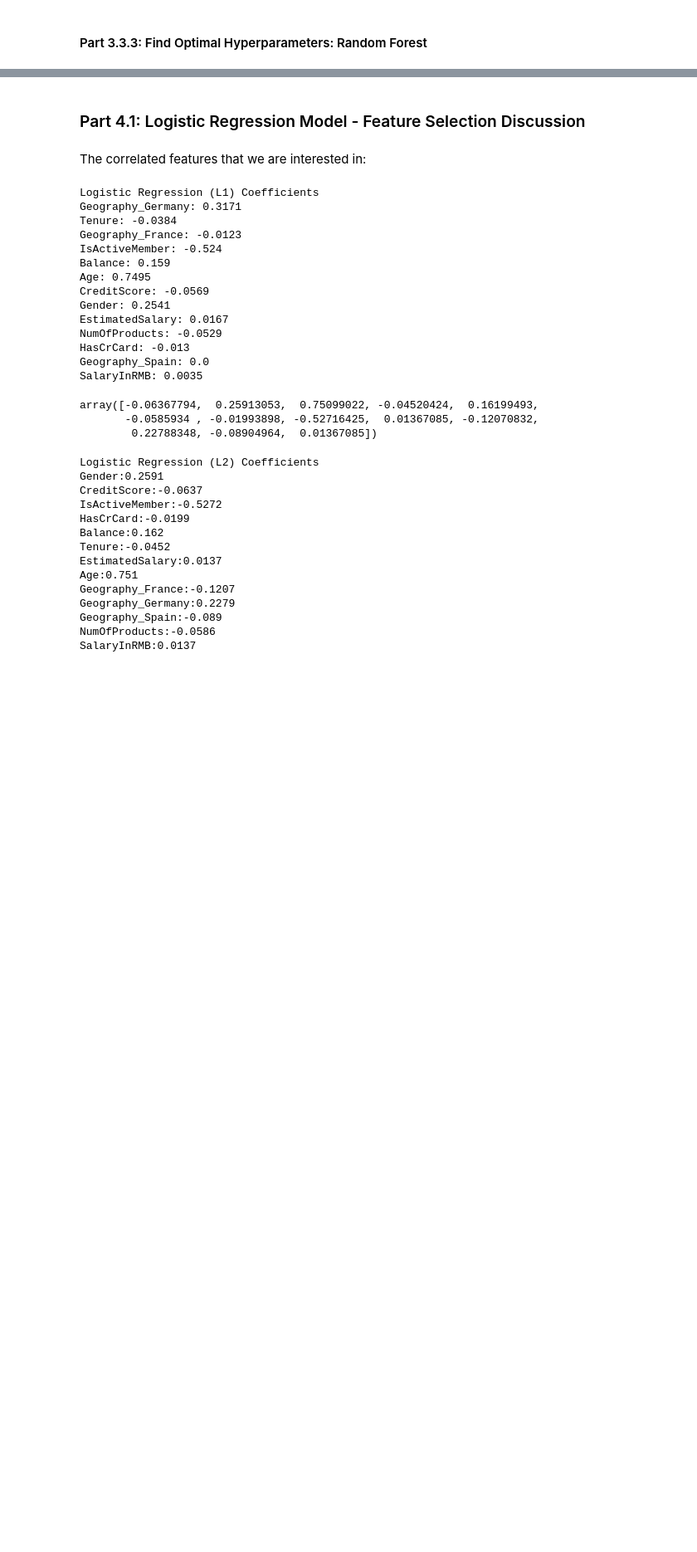
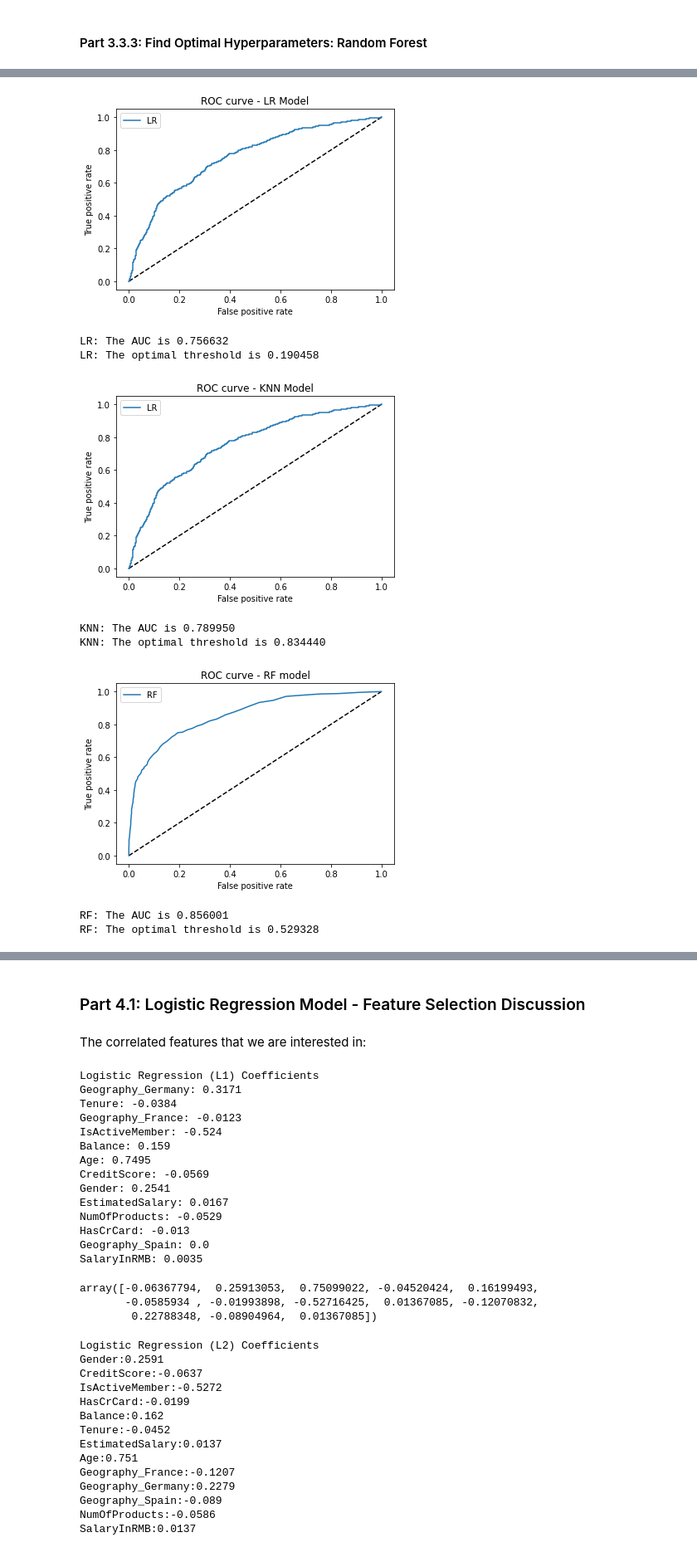
Before and after one commit to sherryzhou0201/Industry-related-projects, a Jupyter notebook: Churn_Supervised_Learning_Project_Sherry.ipynb, the cells around one changed output, grey strips where cells are left out. Shown: that part at 83% size. Drawn from its saved outputs; the diff is of its cells as text; code cells hidden in the pictures; blank space fills up the shorter version.

```diff
--- a/Churn_Supervised_Learning_Project_Sherry.ipynb
+++ b/Churn_Supervised_Learning_Project_Sherry.ipynb
@@ -435,0 +448,79 @@ best_RF_model = Grid_RF.best_estimator_
+# %%
+import numpy as np
+### Logistic Regression
+from sklearn.metrics import roc_curve
+from sklearn import metrics
+# Use predict_proba to get the probability results of Logistic Regression
+y_pred_lr = best_LR_model.predict_proba(X_test_scaled)[:, 1]
+fpr_lr, tpr_lr, thresholds = roc_curve(y_test, y_pred_lr)
+
+# ROC Curve
+plt.figure(1)
+plt.plot([0, 1], [0, 1], 'k--')
+plt.plot(fpr_lr, tpr_lr, label='LR')
+plt.xlabel('False positive rate')
+plt.ylabel('True positive rate')
+plt.title('ROC curve - LR Model')
+plt.legend(loc='best')
+plt.show()
+
+from sklearn import metrics
+# AUC score
+print("LR: The AUC is %f"%metrics.auc(fpr_lr,tpr_lr))
+print("LR: The optimal threshold is %f"%thresholds[np.argmax(tpr_lr - fpr_lr)])
+
+
+
+
+### KNN
+# Use predict_proba to get the probability results of KNN
+y_pred_knn = best_KNN_model.predict_proba(X_test_scaled)[:, 1]
+fpr_knn, tpr_knn, _ = roc_curve(y_test, y_pred_knn)
+
+# ROC Curve
+plt.figure(1)
+plt.plot([0, 1], [0, 1], 'k--')
+plt.plot(fpr_lr, tpr_lr, label='LR')
+plt.xlabel('False positive rate')
+plt.ylabel('True positive rate')
+plt.title('ROC curve - KNN Model')
+plt.legend(loc='best')
+plt.show()
+
+from sklearn import metrics
+# AUC score
+print("KNN: The AUC is %f"%metrics.auc(fpr_knn,tpr_knn))
+print("KNN: The optimal threshold is %f"%thresholds[np.argmax(tpr_knn - fpr_knn)])
+
+### Random forest
+# Use predict_proba to get the probability results of Random Forest
+y_pred_rf = best_RF_model.predict_proba(X_test)[:, 1]
+fpr_rf, tpr_rf, _ = roc_curve(y_test, y_pred_rf)
+
+# best_RF_model.predict_proba(X_test) # predict class probability
+# ROC curve of Random Forest result
+plt.figure(1)
+plt.plot([0, 1], [0, 1], 'k--')
+plt.plot(fpr_rf, tpr_rf, label='RF')
+plt.xlabel('False positive rate')
+plt.ylabel('True positive rate')
+plt.title('ROC curve - RF model')
+plt.legend(loc='best')
+plt.show()
+
+from sklearn import metrics
+
+# AUC score -- area under curve
+print("RF: The AUC is %f"%metrics.auc(fpr_rf,tpr_rf))
+print("RF: The optimal threshold is %f"%thresholds[np.argmax(tpr_rf - fpr_rf)])
+# note -- the RF prob comes from the votes
+# %% [output]
+[figure, added]
+LR: The AUC is 0.756632
+LR: The optimal threshold is 0.190458
+[figure, added]
+KNN: The AUC is 0.789950
+KNN: The optimal threshold is 0.834440
+[figure, added]
+RF: The AUC is 0.856001
+RF: The optimal threshold is 0.529328
```
Also changed, not shown: parts of 32 cells of this notebook.
